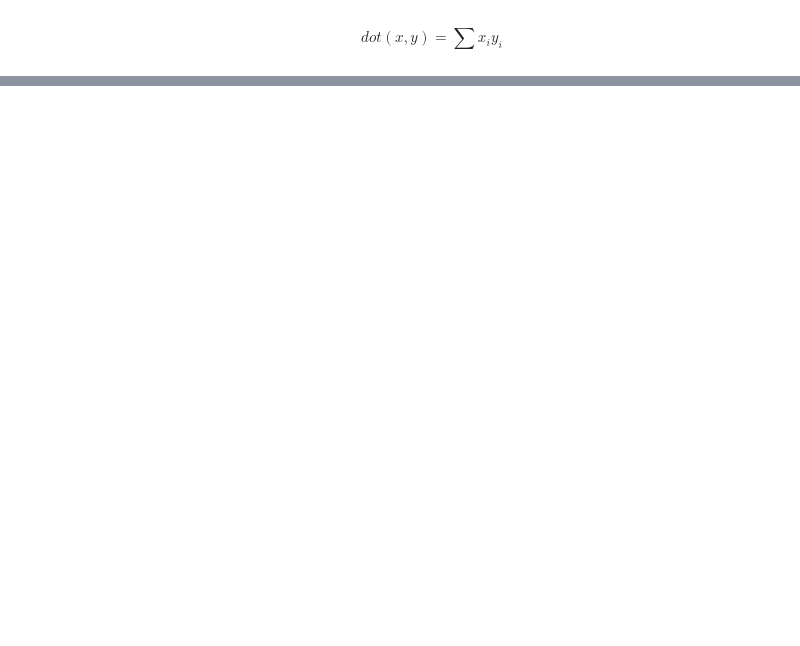
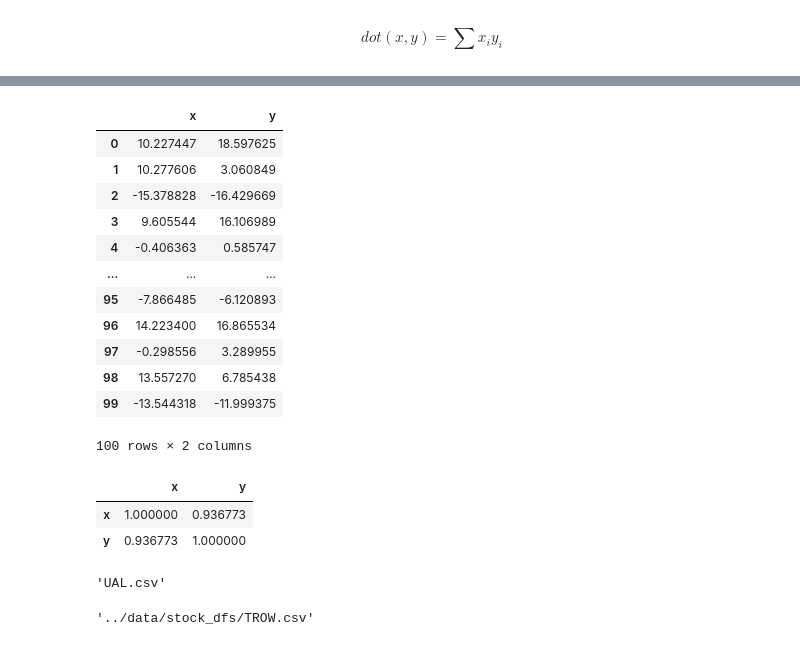
Before and after one commit to Santosh-KC159/econophysics, a Jupyter notebook: numericalPython/correlation.ipynb, the cells around one changed output, grey strips where cells are left out. Saved outputs shown, nothing was run; the diff lists cells and outputs as text; code cells hidden in the pictures; blank space fills up the shorter version.

```diff
--- a/numericalPython/correlation.ipynb
+++ b/numericalPython/correlation.ipynb
@@ -50,2 +82,24 @@ pearsonr(x,y)[0]
+# %%
+df
+# %% [output]
+|  | x | y |
+| 0 | 10.227447 | 18.597625 |
+| 1 | 10.277606 | 3.060849 |
+| 2 | -15.378828 | -16.429669 |
+| 3 | 9.605544 | 16.106989 |
+| 4 | -0.406363 | 0.585747 |
+| ... | ... | ... |
+| 95 | -7.866485 | -6.120893 |
+| 96 | 14.223400 | 16.865534 |
+| 97 | -0.298556 | 3.289955 |
+| 98 | 13.557270 | 6.785438 |
+| 99 | -13.544318 | -11.999375 |
+100 rows × 2 columns
+# %%
+df.corr()
+# %% [output]
+|  | x | y |
+| x | 1.000000 | 0.936773 |
+| y | 0.936773 | 1.000000 |
 # %%
 path = '../data/stock_dfs'
@@ -52,0 +107,8 @@ names = os.listdir(path)[:20]
+# %%
+names[1]
+# %% [output]
+'UAL.csv'
+# %%
+os.path.join(path, names[2])
+# %% [output]
+'../data/stock_dfs/TROW.csv'
```
Also changed, not shown: parts of 29 cells of this notebook.
